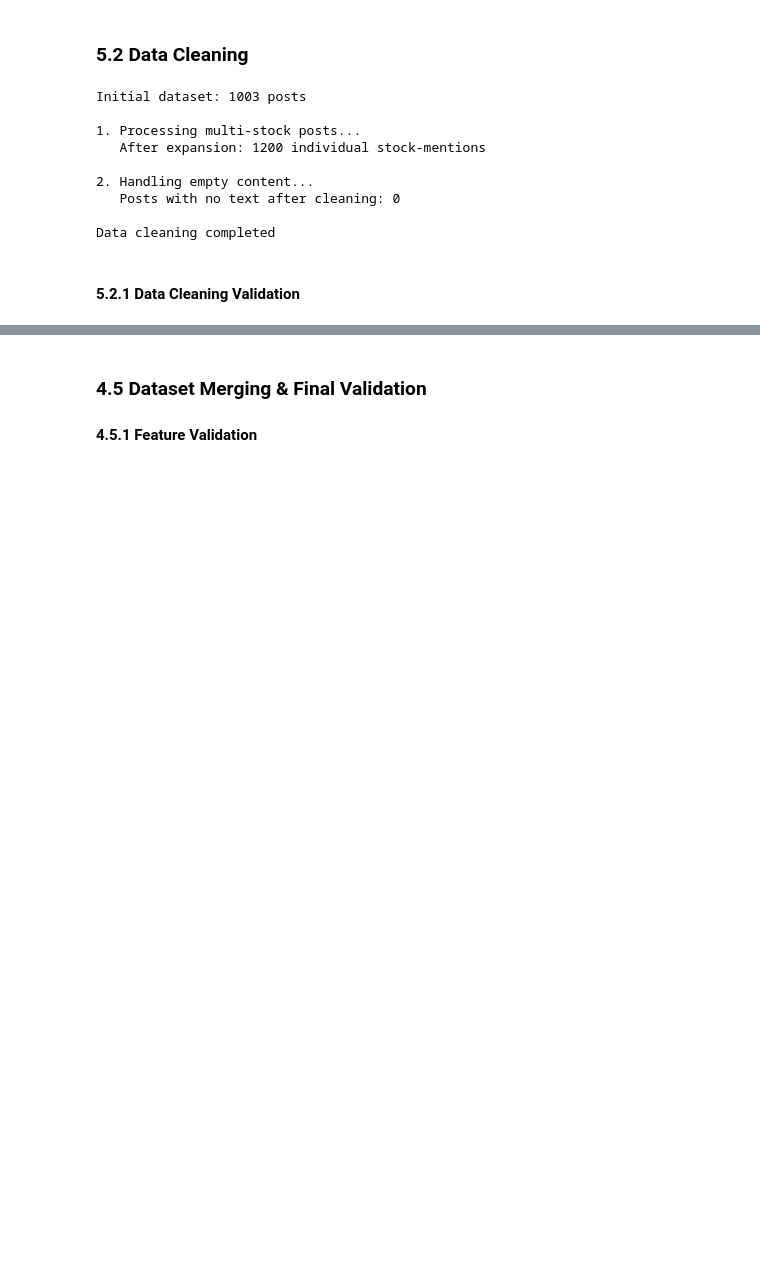
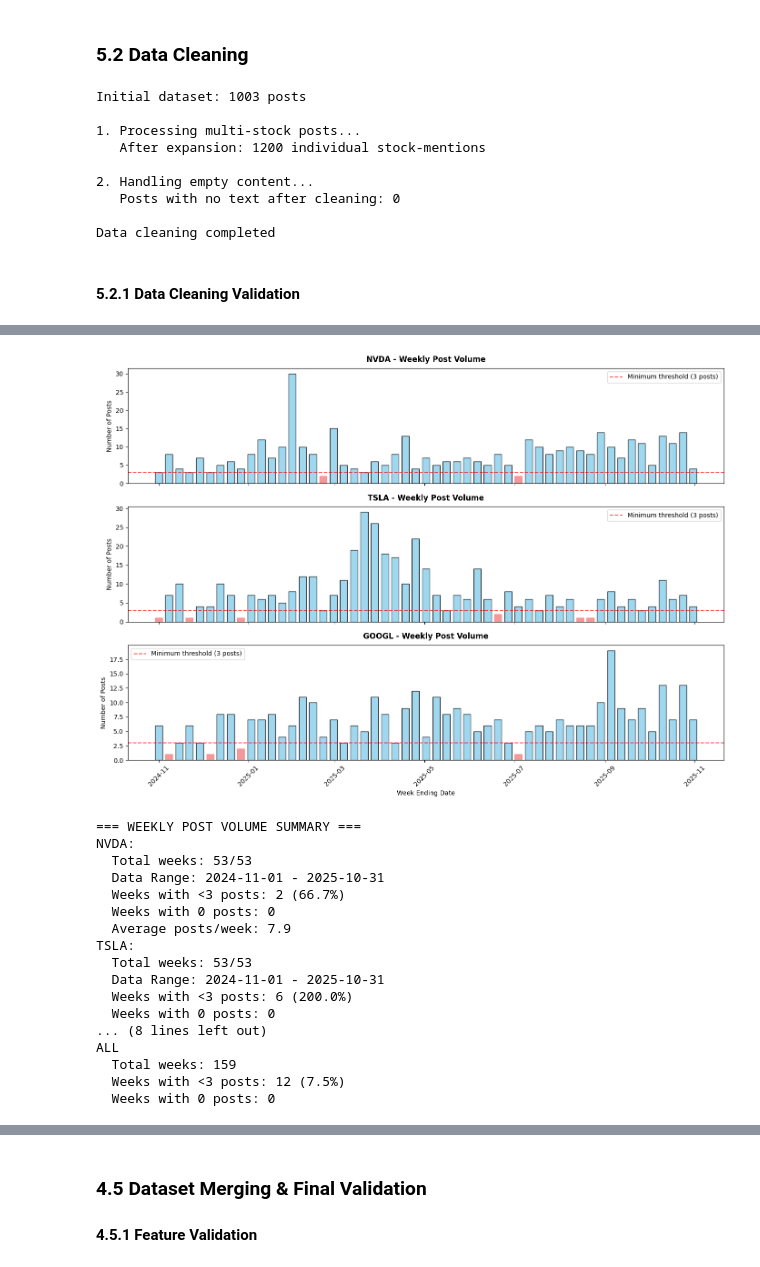
Before and after one commit to Raumfahrer007/stock_news_analyzer, a Jupyter notebook: notebooks/stock_news_analyzer_project.ipynb, the cells around one changed output, grey strips where cells are left out. Saved outputs shown, nothing was run; the diff lists cells and outputs as text; code cells hidden in the pictures; blank space fills up the shorter version.

```diff
--- a/notebooks/stock_news_analyzer_project.ipynb
+++ b/notebooks/stock_news_analyzer_project.ipynb
@@ -934,0 +1009,80 @@ Calculating stock returns...
+# %%
+# Create 3x1 subplot for weekly post volume by stock
+fig, axes = plt.subplots(3, 1, figsize=(14, 10))
+
+# Get sorted weeks for consistent x-axis
+all_weeks = sorted(weekly_sentiment['week_ending'].unique())
+
+for idx, stock in enumerate(['NVDA', 'TSLA', 'GOOGL']):
+    # Get data for this stock
+    single_stock_data = weekly_sentiment[weekly_sentiment['stock'] == stock].sort_values('week_ending')
+
+    # Create bar positions and widths
+    weeks = single_stock_data['week_ending']
+    posts = single_stock_data['post_count']
+
+    # Create bar chart
+    bars = axes[idx].bar(weeks, posts, color='skyblue', edgecolor='black', alpha=0.8, width=5)
+
+    # Highlight low-volume weeks (<3 posts) in red
+    for i, (week, count) in enumerate(zip(weeks, posts)):
+        if count < 3:
+            bars[i].set_color('lightcoral')
+
+    # Customize each subplot
+    axes[idx].set_title(f'{stock} - Weekly Post Volume', fontweight='bold', pad=10)
+    axes[idx].set_ylabel('Number of Posts')
+    axes[idx].axhline(y=3, color='red', linestyle='--', alpha=0.7, label='Minimum threshold (3 posts)')
+    axes[idx].legend()
+
+    # Format x-axis
+    axes[idx].tick_params(axis='x', rotation=45)
+
+    # Only show x-axis labels on bottom plot to reduce clutter
+    if idx < 2:
+        axes[idx].set_xticklabels([])
+    else:
+        axes[idx].set_xlabel('Week Ending Date')
+
+plt.tight_layout()
+plt.show()
+
+# Add summary statistics
+print("\n=== WEEKLY POST VOLUME SUMMARY ===")
+for stock in ['NVDA', 'TSLA', 'GOOGL']:
+    single_stock_data = weekly_sentiment[weekly_sentiment['stock'] == stock]
+    low_volume = len(single_stock_data[single_stock_data['post_count'] < 3])
+    zero_posts = len(single_stock_data[single_stock_data['post_count'] == 0])
+
+    print(f"{stock}:")
+    print(f"  Total weeks: {len(single_stock_data)}/53")
+    print(f"  Data Range: {single_stock_data['week_ending'].min()} - {single_stock_data['week_ending'].max()}")
+    print(f"  Weeks with <3 posts: {low_volume} ({low_volume/len(stock_data)*100:.1f}%)")
+    print(f"  Weeks with 0 posts: {zero_posts}")
+    print(f"  Average posts/week: {single_stock_data['post_count'].mean():.1f}")
+
+print("\nALL")
+print(f"  Total weeks: {len(weekly_sentiment)}")
+low_volume_all = len(weekly_sentiment[weekly_sentiment['post_count'] < 3])
+zero_posts_all = len(weekly_sentiment[weekly_sentiment['post_count'] == 0])
+print(f"  Weeks with <3 posts: {low_volume_all} ({low_volume_all/len(weekly_sentiment)*100:.1f}%)")
+print(f"  Weeks with 0 posts: {zero_posts_all}")
+# %% [output]
+[figure, added]
+=== WEEKLY POST VOLUME SUMMARY ===
+NVDA:
+  Total weeks: 53/53
+  Data Range: 2024-11-01 - 2025-10-31
+  Weeks with <3 posts: 2 (66.7%)
+  Weeks with 0 posts: 0
+  Average posts/week: 7.9
+TSLA:
+  Total weeks: 53/53
+  Data Range: 2024-11-01 - 2025-10-31
+  Weeks with <3 posts: 6 (200.0%)
+  Weeks with 0 posts: 0
+... (8 lines left out)
+ALL
+  Total weeks: 159
+  Weeks with <3 posts: 12 (7.5%)
+  Weeks with 0 posts: 0
```
Also changed, not shown: parts of 16 cells of this notebook.
